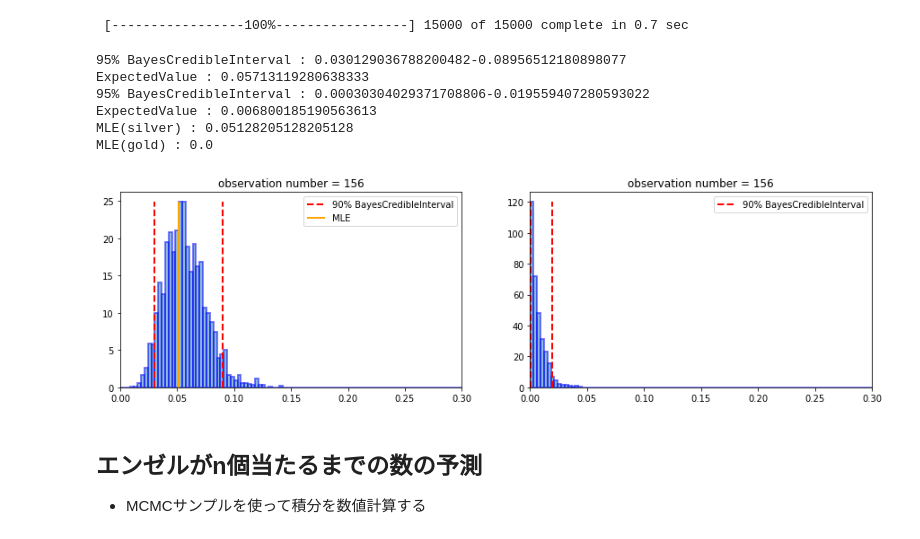
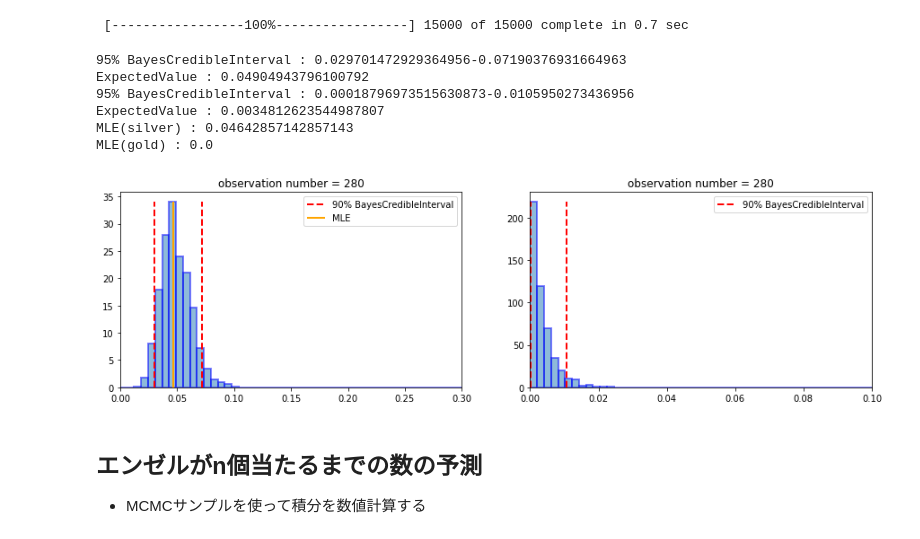
Before and after one commit to tok41/choco-ball-statistics, a Jupyter notebook: analysis/jupyter/estimate-try-count-bayes.ipynb, the cells around one changed output. Cells and saved outputs as stored; diff of their text form; code cells hidden in the pictures.

```diff
--- a/analysis/jupyter/estimate-try-count-bayes.ipynb
+++ b/analysis/jupyter/estimate-try-count-bayes.ipynb
@@ -20,7 +20,8 @@ import ChocoUtils as cu
 ## データを取得する
 - 金のエンゼル2倍キャンペーンを除いた期間のデータを集計する
 # %%
-data = cu.get_data(db_file='../../data/choco-ball.db', filter_str="campaign is not 1")
+data = cu.get_data(db_file='../../data/choco-ball.db', filter_str="campaign is not 1 and taste is not 10")
+#data = cu.get_data(db_file='../../data/choco-ball.db', filter_str="campaign is not 1 and taste is not 10 and measure_date < \"2018-07-01\"")
 data.groupby(['angel']).count()[['weight']]
 # %% [output]
 SELECT measure_date, best_before, prd_number, weight, box_weight, ball_number, factory, shop, angel, campaign, taste, buyer, (weight - box_weight), (weight - box_weight)/ball_number FROM measurement W ...
@@ -65,39 +66,40 @@ p_trace_g = getMCMCResult(data_angel)
 # %% [output]
  [-----------------100%-----------------] 15000 of 15000 complete in 0.7 sec
 # %%
-def pltAngelRate(p_trace, ax, fv = None):
-    ret = ax.hist(p_trace, bins=np.linspace(0, 0.3, 100), density=True, alpha=0.5, edgecolor="#0000FF", lw=2)
-    ax.set_xlim([0, 0.3])
+def pltAngelRate(p_trace, ax, rang = (0, 0.3), bn = 50, fv = None):
+    bs=np.linspace(rang[0], rang[1], bn)
+    ret = ax.hist(p_trace, bins=bs, density=True, alpha=0.5, edgecolor="#0000FF", lw=2)
+    ax.set_xlim([rang[0], rang[1]])
     N = len(p_trace)
     bci_g = np.sort(p_trace)[int(N * 0.95)]
     bci_l = np.sort(p_trace)[int(N * 0.05)]
     ax.vlines(x=bci_g, ymin=0, ymax=ret[0].max(),
               label='90% BayesCredibleInterval',
               color='red', linestyles='--', linewidths=2)
     ax.vlines(x=bci_l, ymin=0, ymax=ret[0].max(),
               color='red', linestyles='--', linewidths=2)
     if fv is not None:
         ax.vlines(x=fv, ymin=0, ymax=ret[0].max(),
                   label='MLE',
               color='#FFA500', linestyles='-', linewidths=2)
     ax.legend(loc="upper right")
     ax.set_title('observation number = %d' % (len(data_angel)))
     print('95% BayesCredibleInterval : {}-{}'.format(bci_l, bci_g))
     print('ExpectedValue : {}'.format(p_trace.mean()))
     return (bci_l, bci_g)
 
 fig = plt.figure(figsize=(15, 4))
 ax = fig.subplots(1, 2)
 bci_silver = pltAngelRate(p_trace=p_trace_s, ax=ax[0], fv=mle_silver)
-bci_gold = pltAngelRate(p_trace=p_trace_g, ax=ax[1])
+bci_gold = pltAngelRate(p_trace=p_trace_g, rang=(0, 0.1), ax=ax[1])
 print('MLE(silver) : {}'.format(mle_silver))
 print('MLE(gold) : {}'.format(mle_gold))
 # %% [output]
-95% BayesCredibleInterval : 0.030129036788200482-0.08956512180898077
-ExpectedValue : 0.05713119280638333
-95% BayesCredibleInterval : 0.00030304029371708806-0.019559407280593022
-ExpectedValue : 0.006800185190563613
-MLE(silver) : 0.05128205128205128
+95% BayesCredibleInterval : 0.029701472929364956-0.07190376931664963
+ExpectedValue : 0.04904943796100792
+95% BayesCredibleInterval : 0.00018796973515630873-0.0105950273436956
+ExpectedValue : 0.0034812623544987807
+MLE(silver) : 0.04642857142857143
 MLE(gold) : 0.0
-[figure, old version]
+[figure, new version]
 # %%
```
Also changed, not shown: parts of 8 cells of this notebook, 5 other files.
